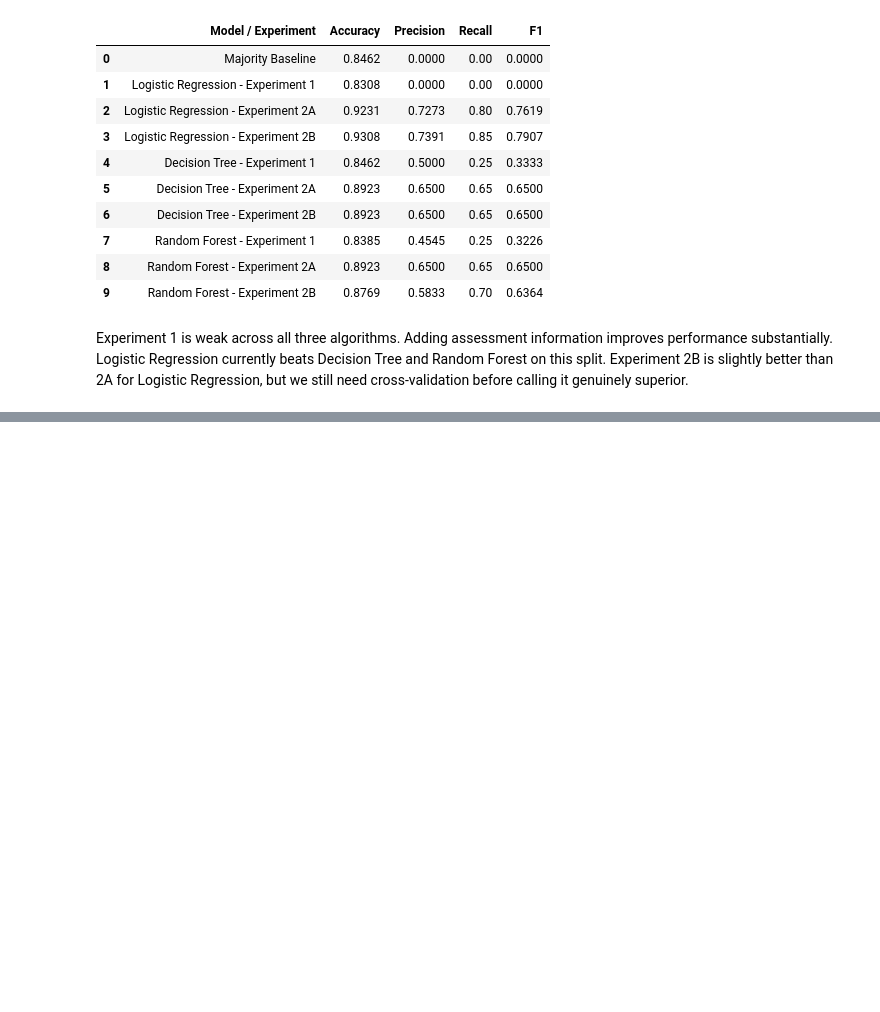
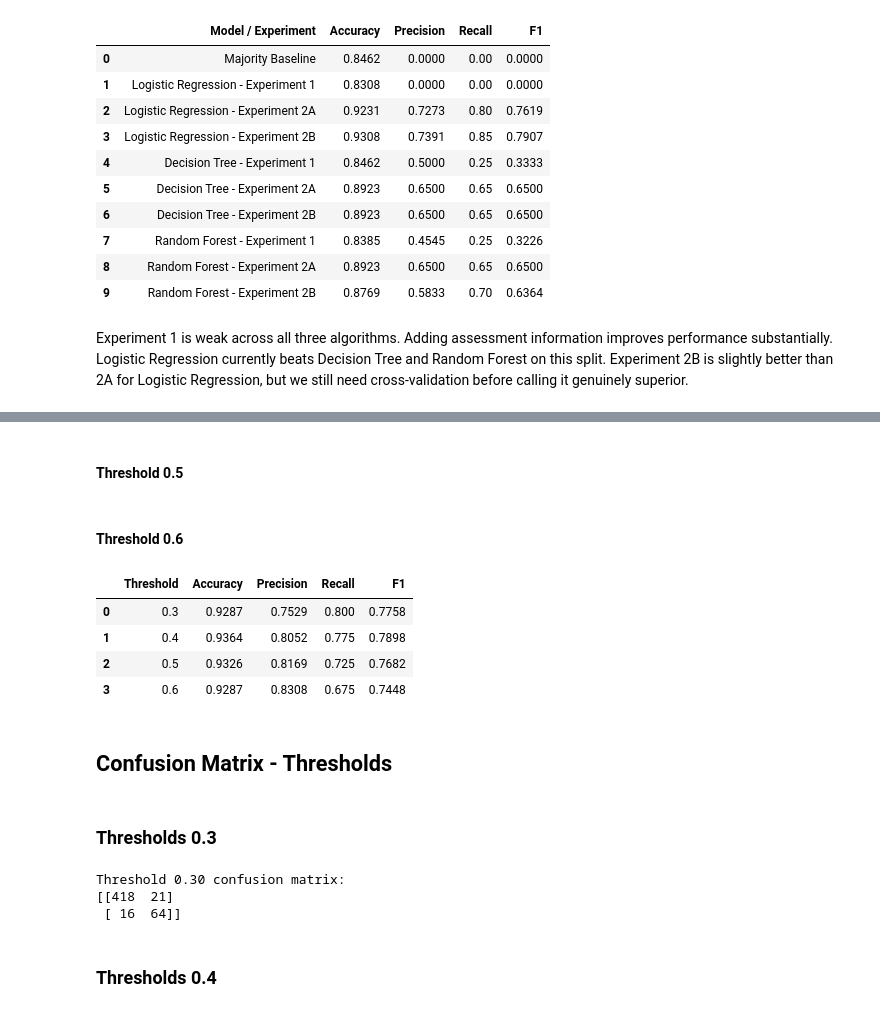
Before and after one commit to fip1234/phronesis, a Jupyter notebook: notebooks/01_eda.ipynb, the cells around one changed output, grey strips where cells are left out. Cells and saved outputs as stored; diff of their text form; code cells hidden in the pictures; blank space fills up the shorter version.

```diff
--- a/notebooks/01_eda.ipynb
+++ b/notebooks/01_eda.ipynb
@@ -1435,0 +2375,80 @@ Experiment 2B is slightly better than 2A for Logistic Regression, but we still n
+# %% [markdown]
+#### Threshold 0.5
+# %%
+predictions_50= (at_risk_probabilities >= 0.50).astype(int)
+
+accuracy_50= accuracy_score(y2b_train,predictions_50)
+precision_50= precision_score(y2b_train,predictions_50,zero_division=0)
+recall_50= recall_score(y2b_train,predictions_50)
+f1_50= f1_score(y2b_train,predictions_50,zero_division=0)
+# %% [markdown]
+#### Threshold 0.6
+# %%
+predictions_60= (at_risk_probabilities >= 0.60).astype(int)
+
+accuracy_60= accuracy_score(y2b_train,predictions_60)
+precision_60= precision_score(y2b_train,predictions_60,zero_division=0)
+recall_60= recall_score(y2b_train,predictions_60)
+f1_60= f1_score(y2b_train,predictions_60,zero_division=0)
+# %%
+#threshold comparison table
+
+threshold_comparison= pd.DataFrame({
+    "Threshold": [
+        0.30,
+        0.40,
+        0.50,
+        0.60
+    ],
+
+    "Accuracy": [
+        accuracy_30,
+        accuracy_40,
+        accuracy_50,
+        accuracy_60
+    ],
+
+    "Precision": [
+        precision_30,
+        precision_40,
+        precision_50,
+        precision_60
+    ],
+
+    "Recall": [
+        recall_30,
+        recall_40,
+        recall_50,
+        recall_60
+    ],
+
+    "F1": [
+        f1_30,
+        f1_40,
+        f1_50,
+        f1_60
+    ]
+})
+
+threshold_comparison.round(4)
+# %% [output]
+|  | Threshold | Accuracy | Precision | Recall | F1 |
+| 0 | 0.3 | 0.9287 | 0.7529 | 0.800 | 0.7758 |
+| 1 | 0.4 | 0.9364 | 0.8052 | 0.775 | 0.7898 |
+| 2 | 0.5 | 0.9326 | 0.8169 | 0.725 | 0.7682 |
+| 3 | 0.6 | 0.9287 | 0.8308 | 0.675 | 0.7448 |
+# %% [markdown]
+## Confusion Matrix - Thresholds
+# %% [markdown]
+### Thresholds 0.3
+# %%
+confusion_30= confusion_matrix(y2b_train,predictions_30)
+
+print("Threshold 0.30 confusion matrix:")
+print(confusion_30)
+# %% [output]
+Threshold 0.30 confusion matrix:
+[[418  21]
+ [ 16  64]]
+# %% [markdown]
+### Thresholds 0.4
```
Also changed, not shown: parts of 64 cells of this notebook, 5 other files.
